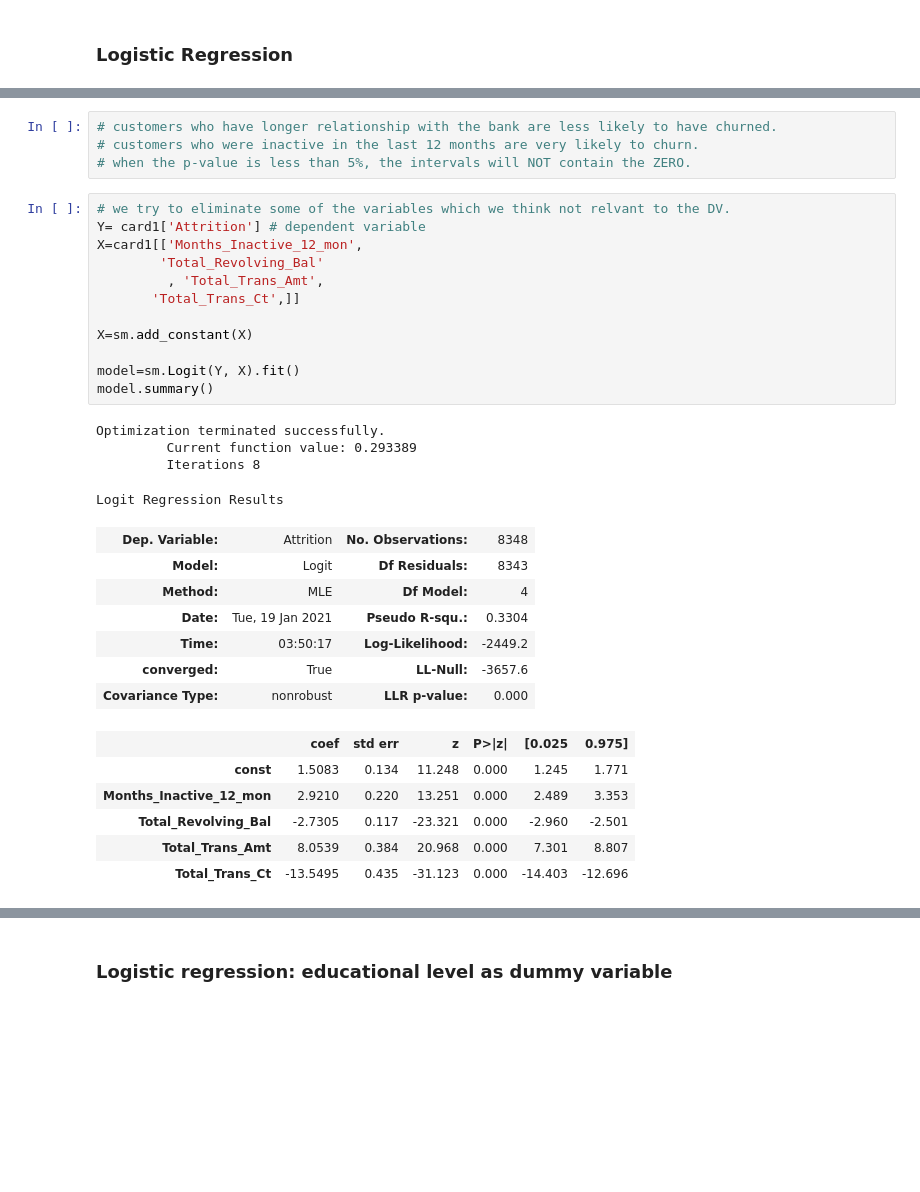
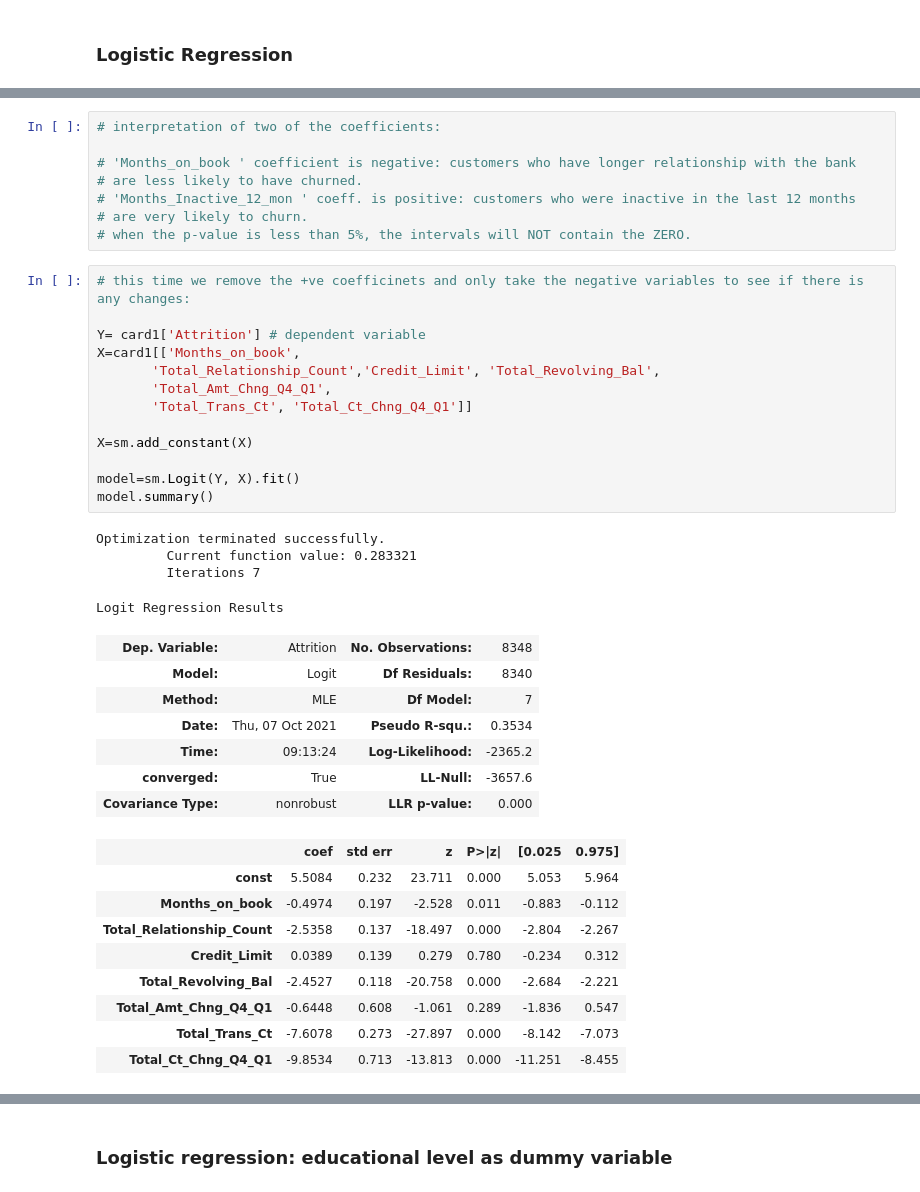
Before and after one commit to Ayomi-tech/Bank-Customers-and-Attrition., a Jupyter notebook: Bank_Churners.ipynb, the cells around one changed output, grey strips where cells are left out. Cells and saved outputs as stored; diff of their text form; blank space fills up the shorter version.

```diff
--- a/Bank_Churners.ipynb
+++ b/Bank_Churners.ipynb
@@ -412,34 +464,42 @@ Standard errors in parentheses.
 # %%
-# customers who have longer relationship with the bank are less likely to have churned.
-# customers who were inactive in the last 12 months are very likely to churn.
+# interpretation of two of the coefficients:
+
+# 'Months_on_book ' coefficient is negative: customers who have longer relationship with the bank
+# are less likely to have churned.
+# 'Months_Inactive_12_mon ' coeff. is positive: customers who were inactive in the last 12 months
+# are very likely to churn.
 # when the p-value is less than 5%, the intervals will NOT contain the ZERO.
 # %%
-# we try to eliminate some of the variables which we think not relvant to the DV.
+# this time we remove the +ve coefficinets and only take the negative variables to see if there is any changes:
+
 Y= card1['Attrition'] # dependent variable
-X=card1[['Months_Inactive_12_mon',
-        'Total_Revolving_Bal'
-         , 'Total_Trans_Amt',
-       'Total_Trans_Ct',]]
+X=card1[['Months_on_book',
+       'Total_Relationship_Count','Credit_Limit', 'Total_Revolving_Bal',
+       'Total_Amt_Chng_Q4_Q1',
+       'Total_Trans_Ct', 'Total_Ct_Chng_Q4_Q1']]
 
 X=sm.add_constant(X)
 
 model=sm.Logit(Y, X).fit()
 model.summary()
 # %% [output]
 Optimization terminated successfully.
-         Current function value: 0.293389
-         Iterations 8
+         Current function value: 0.283321
+         Iterations 7
 Logit Regression Results
 | Dep. Variable: | Attrition | No. Observations: | 8348 |
-| Model: | Logit | Df Residuals: | 8343 |
-| Method: | MLE | Df Model: | 4 |
-| Date: | Tue, 19 Jan 2021 | Pseudo R-squ.: | 0.3304 |
-| Time: | 03:50:17 | Log-Likelihood: | -2449.2 |
+| Model: | Logit | Df Residuals: | 8340 |
+| Method: | MLE | Df Model: | 7 |
+| Date: | Thu, 07 Oct 2021 | Pseudo R-squ.: | 0.3534 |
+| Time: | 09:13:24 | Log-Likelihood: | -2365.2 |
 | converged: | True | LL-Null: | -3657.6 |
 | Covariance Type: | nonrobust | LLR p-value: | 0.000 |
 |  | coef | std err | z | P>|z| | [0.025 | 0.975] |
-| const | 1.5083 | 0.134 | 11.248 | 0.000 | 1.245 | 1.771 |
-| Months_Inactive_12_mon | 2.9210 | 0.220 | 13.251 | 0.000 | 2.489 | 3.353 |
-| Total_Revolving_Bal | -2.7305 | 0.117 | -23.321 | 0.000 | -2.960 | -2.501 |
-| Total_Trans_Amt | 8.0539 | 0.384 | 20.968 | 0.000 | 7.301 | 8.807 |
-| Total_Trans_Ct | -13.5495 | 0.435 | -31.123 | 0.000 | -14.403 | -12.696 |
+| const | 5.5084 | 0.232 | 23.711 | 0.000 | 5.053 | 5.964 |
+| Months_on_book | -0.4974 | 0.197 | -2.528 | 0.011 | -0.883 | -0.112 |
+| Total_Relationship_Count | -2.5358 | 0.137 | -18.497 | 0.000 | -2.804 | -2.267 |
+| Credit_Limit | 0.0389 | 0.139 | 0.279 | 0.780 | -0.234 | 0.312 |
+| Total_Revolving_Bal | -2.4527 | 0.118 | -20.758 | 0.000 | -2.684 | -2.221 |
+| Total_Amt_Chng_Q4_Q1 | -0.6448 | 0.608 | -1.061 | 0.289 | -1.836 | 0.547 |
+| Total_Trans_Ct | -7.6078 | 0.273 | -27.897 | 0.000 | -8.142 | -7.073 |
+| Total_Ct_Chng_Q4_Q1 | -9.8534 | 0.713 | -13.813 | 0.000 | -11.251 | -8.455 |
```
Also changed, not shown: parts of 51 cells of this notebook, 5 other files.
